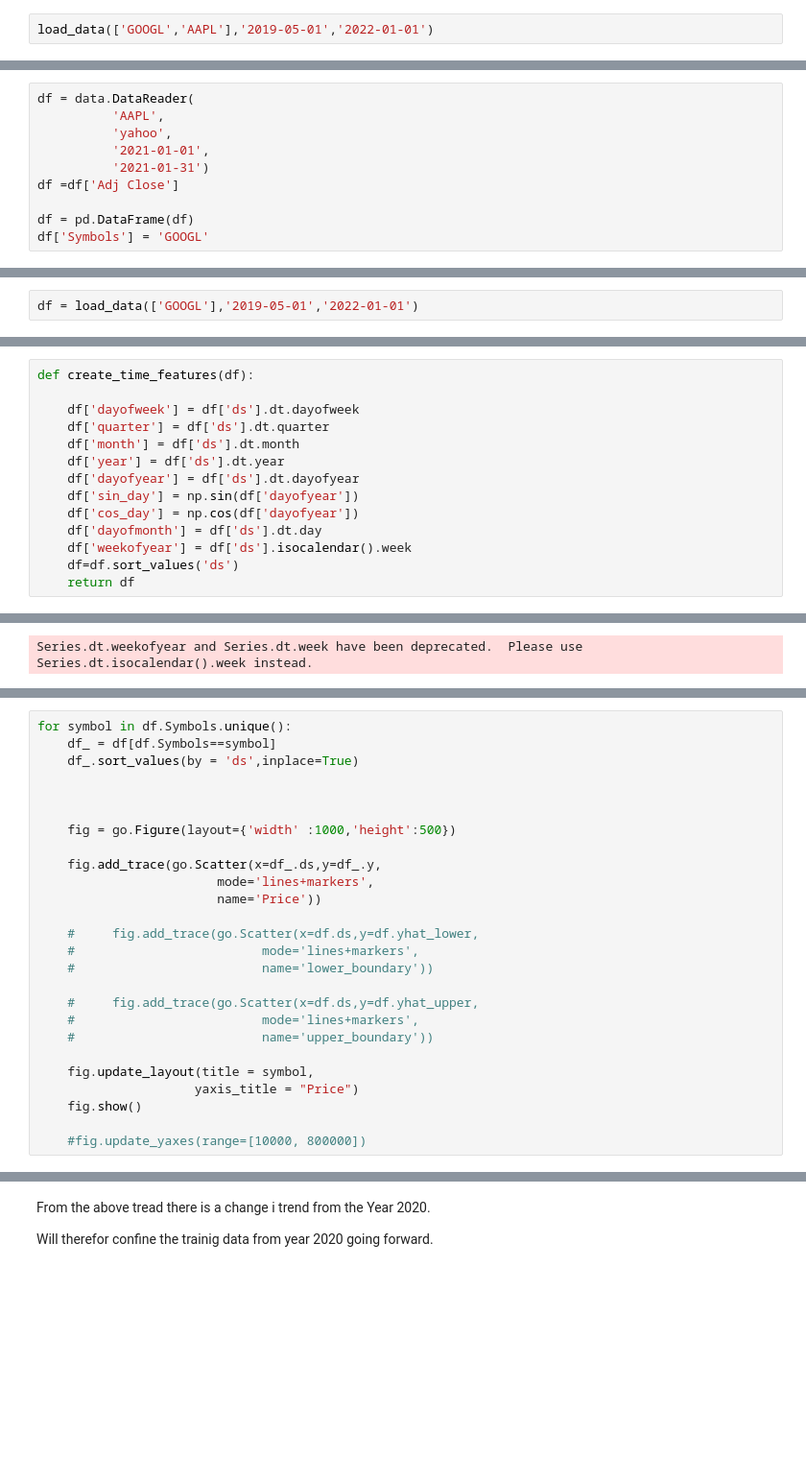
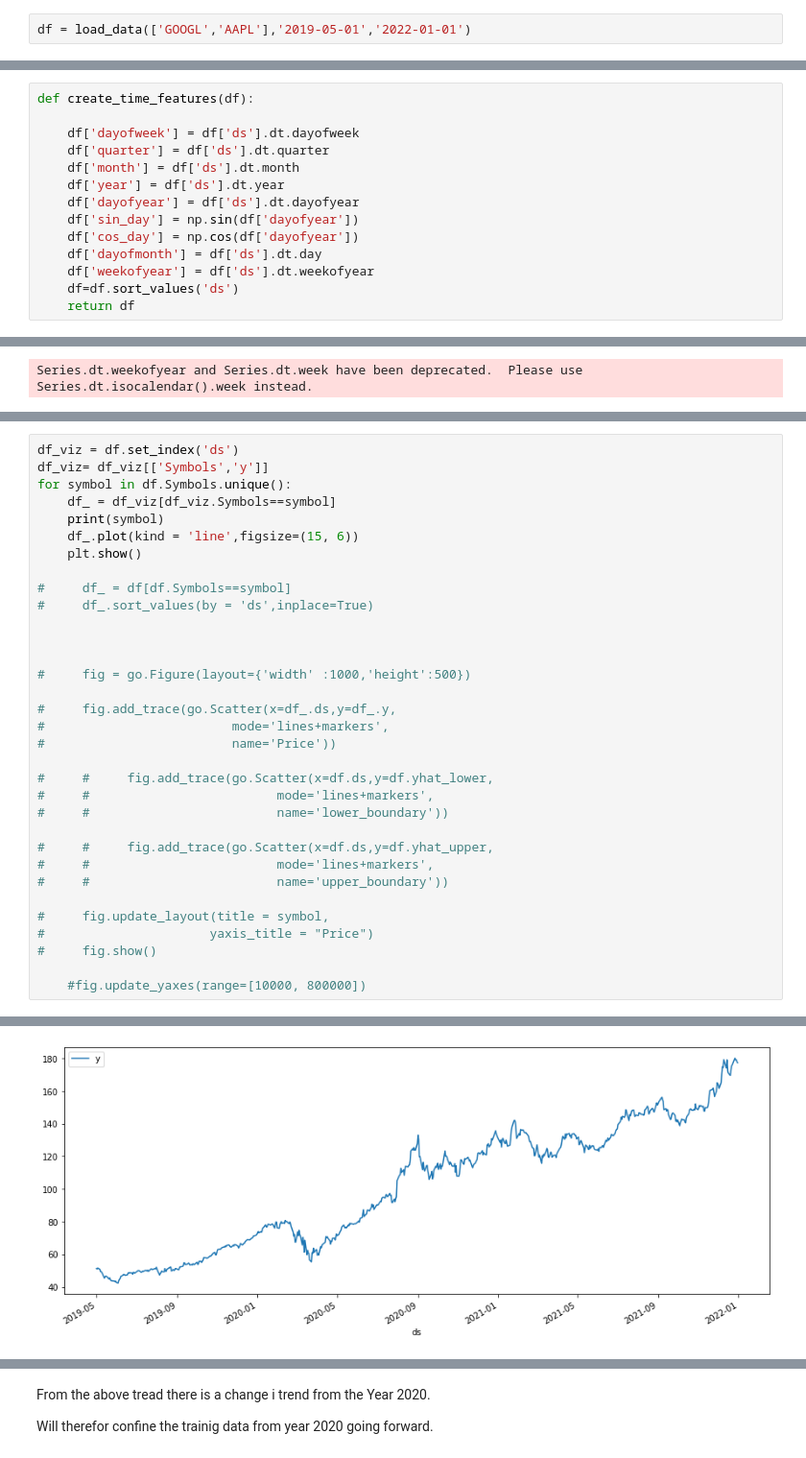
Before and after one commit to dgitahi/nano-degree-final_project, a Jupyter notebook: notebooks/stock_prediction_notebook.ipynb, the cells around one changed output, grey strips where cells are left out. Shown at 96% size. Saved outputs shown, nothing was run; the diff lists cells and outputs as text; blank space fills up the shorter version.

```diff
--- a/notebooks/stock_prediction_notebook.ipynb
+++ b/notebooks/stock_prediction_notebook.ipynb
@@ -78,4 +99,4 @@ def load_data(symbols, start_date, end_date):
 
       return df_prices
 # %%
-load_data(['GOOGL','AAPL'],'2019-05-01','2022-01-01')
+df = load_data(['GOOGL','AAPL'],'2019-05-01','2022-01-01')
@@ -144,10 +102,0 @@ load_data('GOOGL','2019-05-01','2022-01-01')
-# %%
-df = data.DataReader(
-          'AAPL',
-          'yahoo',
-          '2021-01-01',
-          '2021-01-31')
-df =df['Adj Close']
-
-df = pd.DataFrame(df)
-df['Symbols'] = 'GOOGL'
@@ -174,2 +102,0 @@ df.reset_index()
-# %%
-df = load_data(['GOOGL'],'2019-05-01','2022-01-01')
@@ -184,7 +120,7 @@ def create_time_features(df):
     df['sin_day'] = np.sin(df['dayofyear'])
     df['cos_day'] = np.cos(df['dayofyear'])
     df['dayofmonth'] = df['ds'].dt.day
-    df['weekofyear'] = df['ds'].isocalendar().week
+    df['weekofyear'] = df['ds'].dt.weekofyear
     df=df.sort_values('ds')
     return df
 # %%
@@ -200,27 +145,34 @@ array(['AAPL', 'BAC', 'GOOGL'], dtype=object)
 # %%
+df_viz = df.set_index('ds')
+df_viz= df_viz[['Symbols','y']]
 for symbol in df.Symbols.unique():
-    df_ = df[df.Symbols==symbol]
-    df_.sort_values(by = 'ds',inplace=True)
+    df_ = df_viz[df_viz.Symbols==symbol]
+    print(symbol)
+    df_.plot(kind = 'line',figsize=(15, 6))
+    plt.show()
+
+#     df_ = df[df.Symbols==symbol]
+#     df_.sort_values(by = 'ds',inplace=True)
 
 
 
-    fig = go.Figure(layout={'width' :1000,'height':500})
+#     fig = go.Figure(layout={'width' :1000,'height':500})
 
-    fig.add_trace(go.Scatter(x=df_.ds,y=df_.y,
-                        mode='lines+markers',
-                        name='Price'))
+#     fig.add_trace(go.Scatter(x=df_.ds,y=df_.y,
+#                         mode='lines+markers',
+#                         name='Price'))
 
-    #     fig.add_trace(go.Scatter(x=df.ds,y=df.yhat_lower,
-    #                         mode='lines+markers',
-    #                         name='lower_boundary'))
+#     #     fig.add_trace(go.Scatter(x=df.ds,y=df.yhat_lower,
+#     #                         mode='lines+markers',
+#     #                         name='lower_boundary'))
 
-    #     fig.add_trace(go.Scatter(x=df.ds,y=df.yhat_upper,
-    #                         mode='lines+markers',
-    #                         name='upper_boundary'))
+#     #     fig.add_trace(go.Scatter(x=df.ds,y=df.yhat_upper,
+#     #                         mode='lines+markers',
+#     #                         name='upper_boundary'))
 
-    fig.update_layout(title = symbol,
-                     yaxis_title = "Price")
-    fig.show()
+#     fig.update_layout(title = symbol,
+#                      yaxis_title = "Price")
+#     fig.show()
 
     #fig.update_yaxes(range=[10000, 800000])
 # %% [output]
@@ -232,0 +180 @@ See the caveats in the documentation: https://pandas.pydata.org/pandas-docs/stab
+[figure, added]
```
Also changed, not shown: parts of 29 cells of this notebook.
